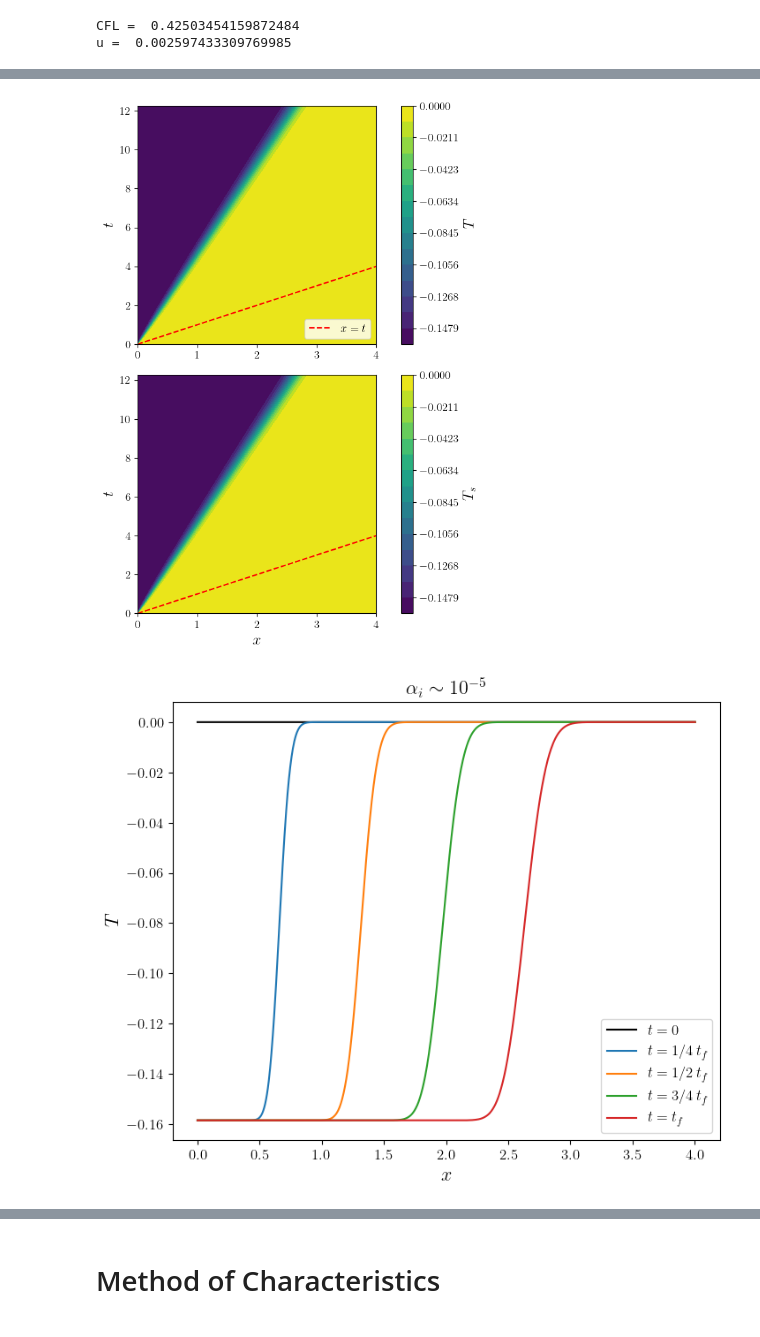
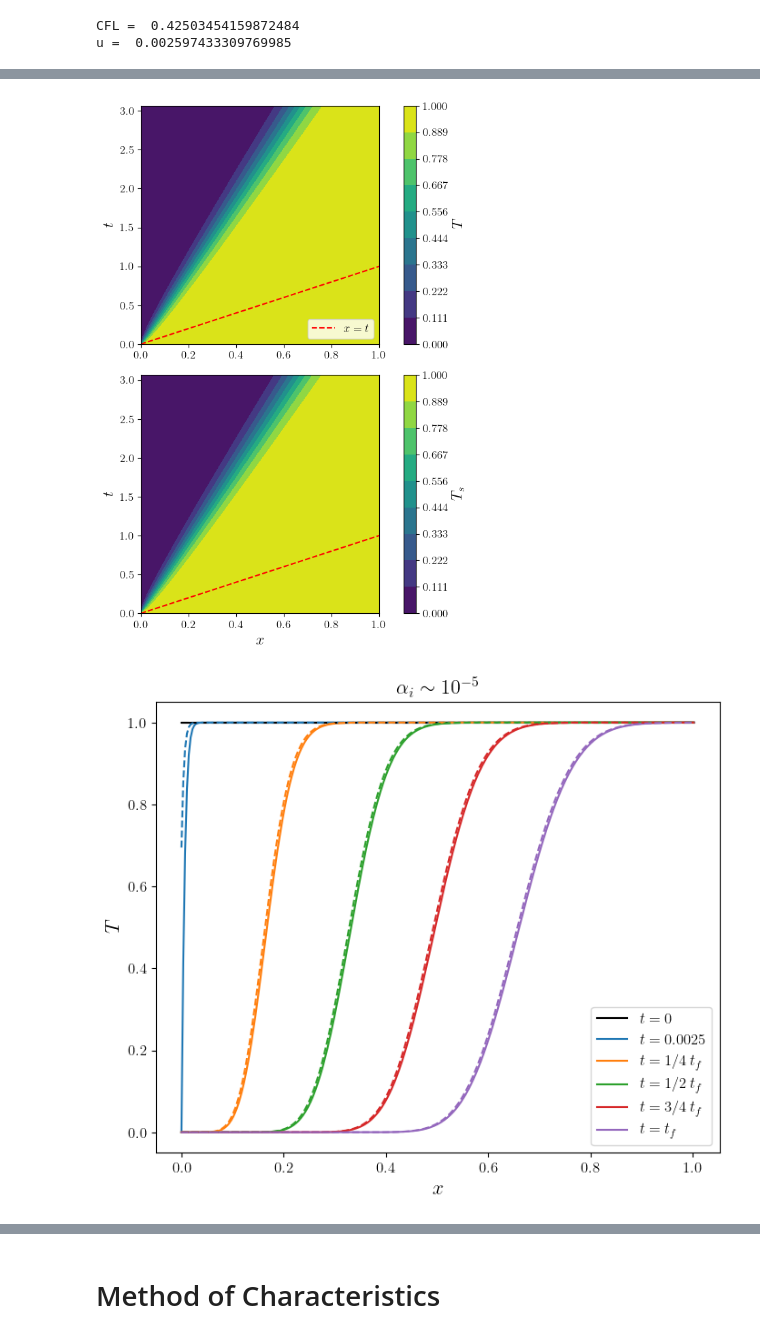
Before and after one commit to riemannsBeard/HeatTransfer_characteristics, a Jupyter notebook: Characteristics.ipynb, the cells around one changed output, grey strips where cells are left out. Cells and saved outputs as stored; diff of their text form; code cells hidden in the pictures.

```diff
--- a/Characteristics.ipynb
+++ b/Characteristics.ipynb
@@ -80,15 +80,15 @@ Tmin = 290 + 273
 Tmax = 396 + 273
 
 Tin = Tmin
-T0 = Tmax
+T0 = 2*Tmin #Tmax
 # %%
 # Initialization
-Tf = np.zeros((Nt+1, Nx+1))
-Ts = np.zeros((Nt+1, Nx+1))
+Tf = np.zeros((Nx+1, Nt+1))
+Ts = np.zeros((Nx+1, Nt+1))
 
 # BCs
-Tf[:,0] = Tin
+Tf[0,:] = Tin
 
 # ICs
-Tf[0,:] = T0
-Ts[0,:] = T0
+Tf[:,0] = T0
+Ts[:,0] = T0
@@ -159,6 +158,8 @@ bc1 = np.zeros(Nx)
 
 bc0[0] = Tin
 bc1[0] = Tin
+# %%
+AA = sp.sparse.block_diag((sp.sparse.linalg.inv(A), sp.sparse.linalg.inv(As)))
 # %%
 for i in range(1,Nt+1):
 
@@ -167,37 +168,46 @@ for i in range(1,Nt+1):
 #     Tf[i,1:] = sp.sparse.linalg.spsolve(A, Tf[i-1,1:] + (q + p)*bc1 + \
 #                 r*Ts[i-1,1:])
 
-    Ts[i,:] = sp.sparse.linalg.spsolve(As, Ts[i-1,:] + rs*(Tf[i-1,:] - Ts[i-1,:]))
-    Tf[i,1:] = sp.sparse.linalg.spsolve(A, Tf[i-1,1:] + (q + p)*bc1 - r*(Tf[i-1,1:] - Ts[i-1,1:]))
+    # Solve the entire coupled system in matrix form
+    TT = np.concatenate([Tf[1:,i-1] + (q + p)*bc1 - r*(Tf[1:,i-1] - Ts[1:,i-1]),
+                         Ts[:,i-1] + rs*(Tf[:,i-1] - Ts[:,i-1])])
+    sol = AA.dot(TT)
+
+#     Ts[:,i] = sp.sparse.linalg.spsolve(As, Ts[:,i-1] + rs*(Tf[:,i-1] - Ts[:,i-1]))
+#     Tf[1:,i] = sp.sparse.linalg.spsolve(A, Tf[1:,i-1] + (q + p)*bc1 - r*(Tf[1:,i-1] - Ts[1:,i-1]))
+
+
+    Tf[1:,i] = sol[:Nx]
+    Ts[:,i] = sol[Nx:]
 # %%
 fig, axs = plt.subplots(nrows=2, ncols=1, figsize=(8,8), sharex='row')
 (ax1, ax2) = axs
 
-thetaf = (Tf - T0)/T0
-thetas = (Ts - T0)/T0
+thetaf = (Tf - Tin)/Tin
+thetas = (Ts - Tin)/Tin
 
-cs1 = ax1.contourf(x/H, t*u/H, thetaf, np.linspace(thetaf.min(), thetaf.max(), 16))
+cs1 = ax1.contourf(x/H, t*u/H, thetaf.T, np.linspace(0, 1, 10))
 plt.tight_layout()
 cbar1 = plt.colorbar(cs1)
 cbar1.set_label(r'$T$', fontsize=16)
 ax1.set_ylabel(r'$t$', fontsize=16)
 ax1.set_box_aspect(1)
 ax1.plot(x/H, x/H,'r--', label=r'$x = t$')
 ax1.legend(loc='lower right')
-ax1.set_xlim([0, 4])
+ax1.set_xlim([0, 1])
 #ax1.set_ylim([0, 1])
 
-cs2 = ax2.contourf(x/H, t*u/H, thetas, np.linspace(thetaf.min(), thetaf.max(), 16))
+cs2 = ax2.contourf(x/H, t*u/H, thetas.T, np.linspace(0, 1, 10))
 cbar2 = plt.colorbar(cs2)
 cbar2.set_label(r'$T_s$', fontsize=16)
 ax2.set_xlabel(r'$x$', fontsize=16)
 ax2.set_ylabel(r'$t$', fontsize=16)
 ax2.set_box_aspect(1)
 ax2.plot(x/H, x/H,'r--')
-ax2.set_xlim([0, 4])
+ax2.set_xlim([0, 1])
 #ax2.set_ylim([0, 1])
 
 fig.savefig('DNS_T_vs_x_vs_t.pdf', bbox_inches='tight')
 plt.show()
 # %% [output]
-[figure, old version]
+[figure, new version]
@@ -210,16 +214,23 @@ nt2h = int(8*len(t)/8-1)
 # %%
 fig, ax = plt.subplots(figsize=(8,8))
-plt.plot(x/H, thetaf[nt0h,:], 'k', x/H, thetaf[nt0p5h,:], x/H, \
-         thetaf[nt1h,:], x/H, thetaf[nt1p5h,:], x/H, thetaf[nt2h,:])
+plt.plot(x/H, thetaf[:,0], 'k', x/H, thetaf[:,5], x/H, thetaf[:,int(1/4*len(t))],
+         x/H, thetaf[:,int(2/4*len(t))], x/H, thetaf[:,int(3/4*len(t))], x/H, thetaf[:,-1])
 
-plt.legend([r'$t = 0$', r'$t = 1/4 \,t_f$', r'$t = 1/2 \,t_f$', r'$t = 3/4 \,t_f$', r'$t = t_f$'])
+plt.gca().set_prop_cycle(None)
+
+plt.plot(x/H, thetas[:,0], 'k--', x/H, thetas[:,5], '--', x/H, thetas[:,int(1/4*len(t))], '--',
+         x/H, thetas[:,int(2/4*len(t))], '--', x/H, thetas[:,int(3/4*len(t))], '--',
+         x/H, thetas[:,-1], '--')
+
+plt.legend([r'$t = 0$', r'$t = 0.0025$', r'$t = 1/4 \,t_f$', r'$t = 1/2 \,t_f$', r'$t = 3/4 \,t_f$', r'$t = t_f$'])
 ax.set_box_aspect(0.8)
 ax.set_xlabel(r'$x$', fontsize=16)
 ax.set_ylabel(r'$T$', fontsize=16)
+# ax.set_ylim([-1,0])
 
 plt.title(r'$\alpha_i \sim 10^{-5}$', fontsize=16)
 
 fig.savefig('DNS_profiles.pdf', bbox_inches='tight')
 plt.show()
 # %% [output]
-[figure, old version]
+[figure, new version]
```
Also changed, not shown: parts of 23 cells of this notebook, 6 other files.
